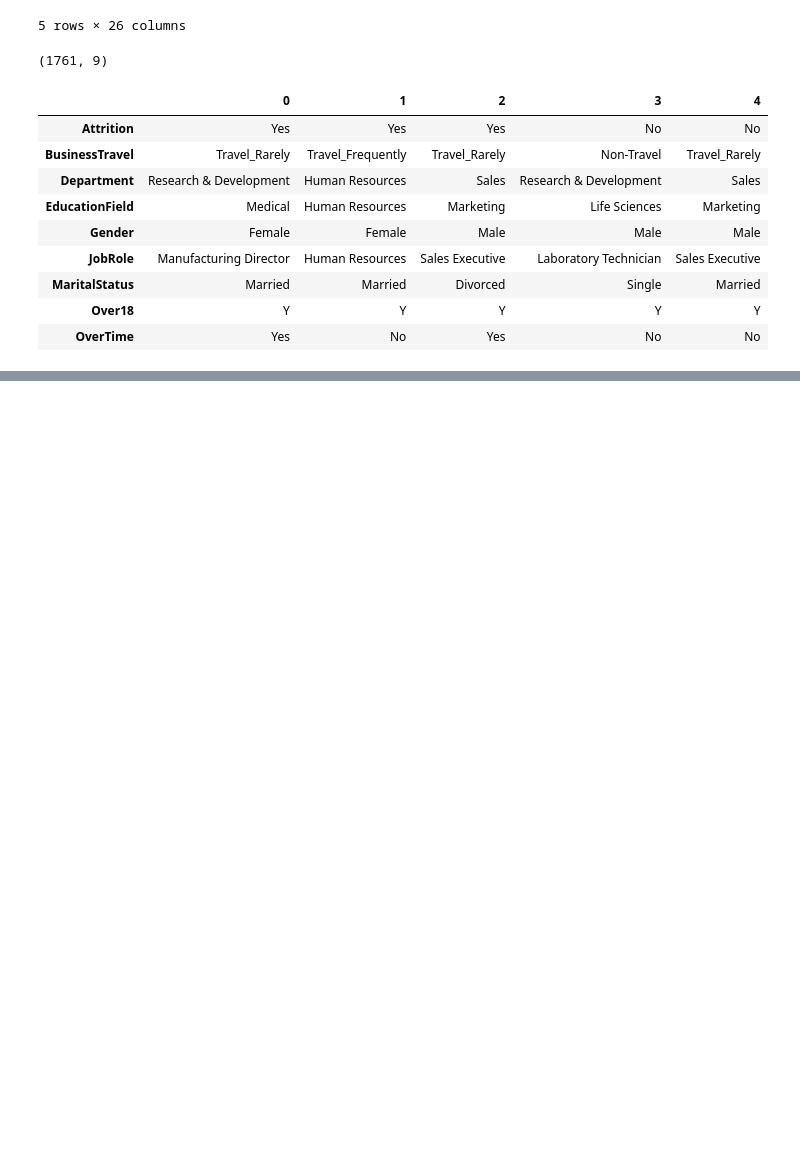
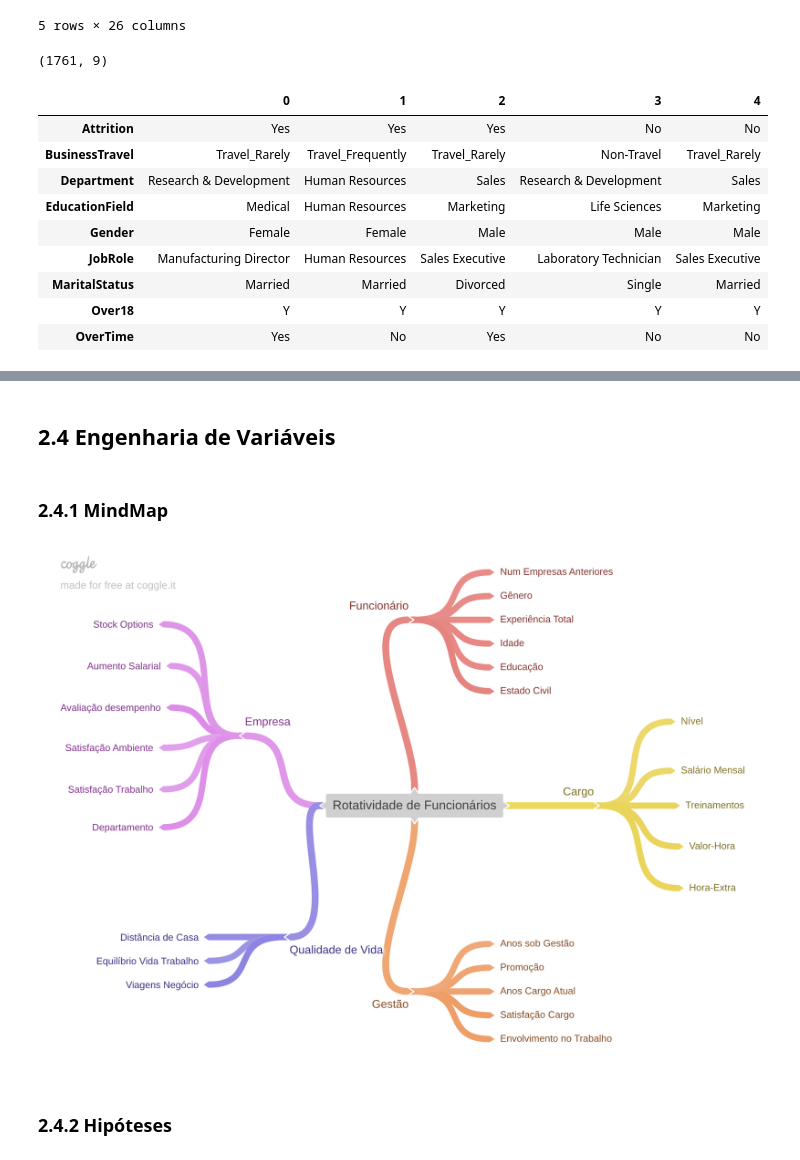
Before and after one commit to lucasffreitasds/projeto_RH_CRISP, a Jupyter notebook: projeto_RH_CRISP.ipynb, the cells around one changed output, grey strips where cells are left out. Drawn from its saved outputs; the diff is of its cells as text; code cells hidden in the pictures; blank space fills up the shorter version.

```diff
--- a/projeto_RH_CRISP.ipynb
+++ b/projeto_RH_CRISP.ipynb
@@ -365,3 +390,17 @@ m.style.background_gradient(cmap='Blues')
 | 23 | YearsInCurrentRole | 3.976150 | 3.000000 | 3.586127 | 0.000000 | 18.000000 | 18.000000 | 0.950147 | 0.519122 |
 | 24 | YearsSinceLastPromotion | 2.081772 | 1.000000 | 3.166963 | 0.000000 | 15.000000 | 15.000000 | 2.047815 | 3.919963 |
 | 25 | YearsWithCurrManager | 3.886428 | 3.000000 | 3.551622 | 0.000000 | 17.000000 | 17.000000 | 0.852777 | 0.161286 |
+# %% [markdown]
+## 2.4 Engenharia de Variáveis
+# %% [markdown]
+### 2.4.1 MindMap
+# %%
+#passa uma variável chamando a imagem que está na pasta, por isso não passei caminho
+img = Image.open('Rotatividade_de_Funcionarios.png')
+
+#gera a imagem com .show() na variável passada
+img.show()
+# %% [output]
+[figure, added]
+# %% [markdown]
+### 2.4.2 Hipóteses
```
Also changed, not shown: parts of 23 cells of this notebook, 1 other file.
